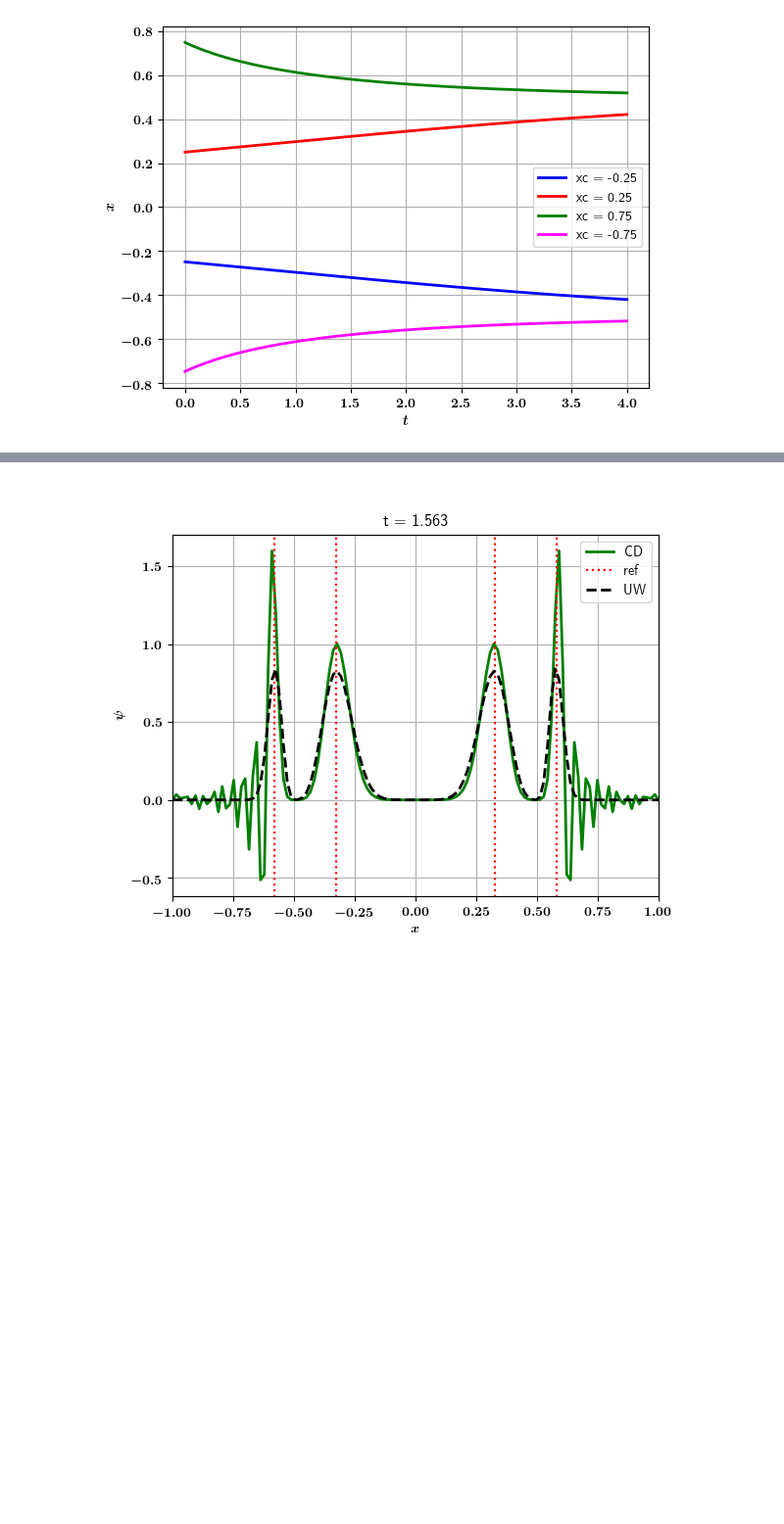
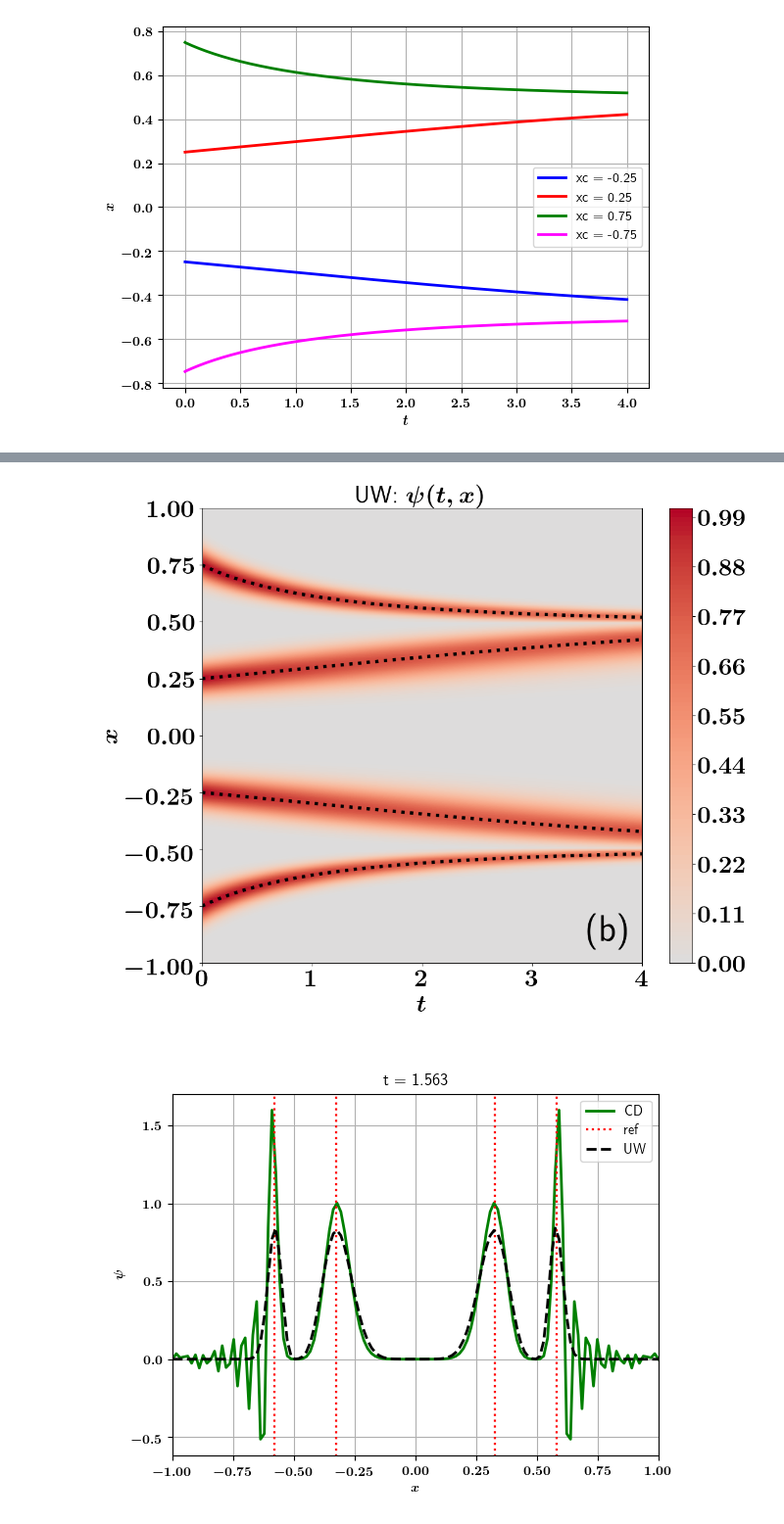
Before and after one commit to QuCF/scripts-py, a Jupyter notebook: jupyter-notebooks/NL/KvN-two-attractors.ipynb, the cells around one changed output, grey strips where cells are left out. Shown at 98% size. Drawn from its saved outputs; the diff is of its cells as text; code cells hidden in the pictures; blank space fills up the shorter version.

```diff
--- a/jupyter-notebooks/NL/KvN-two-attractors.ipynb
+++ b/jupyter-notebooks/NL/KvN-two-attractors.ipynb
@@ -285,3 +238,59 @@ else:
+# %%
+# ---------------------------------------------------------------------------------------------------
+# --- Plot psi_tx_matrix(t,x) ---
+# ---------------------------------------------------------------------------------------------------
+
+from matplotlib import colors
+# divnorm=colors.TwoSlopeNorm(vmin=-5., vcenter=0., vmax=10)
+divnorm=colors.TwoSlopeNorm(vcenter=0.)
+
+cmap_two_signs_= 'coolwarm'
+
+if flag_sim_:
+    # psi_tx_plot, mean_t_plot, str_title, str_fig = psi_tx_matrix_CD, mean_t_CD, "CD: ", "(a)"
+    psi_tx_plot, mean_t_plot, str_title, str_fig = psi_tx_matrix_UW, mean_t_UW, "UW: ", "(b)"
+
+    fontsize = 30
+    linewidth = 4
+
+    # --- Plotting ---
+    XX, YY = np.meshgrid(t, x)
+    fig_tx = plt.figure(figsize=(12, 10))
+    ax = fig_tx.add_subplot(111)
+    cs = ax.contourf(XX, YY, np.transpose(psi_tx_plot.real), levels=100, cmap=cmap_two_signs_, norm=divnorm)
+
+    # cb = fig_tx.colorbar(cs, ax = ax, format=ticker.FuncFormatter(fmt_))
+    cb = fig_tx.colorbar(cs, ax = ax)
+    cb.ax.ticklabel_format(style="scientific")
+    cb.ax.tick_params(labelsize=fontsize)
+
+    # ax.plot(t, mean_t_plot, color='black', linewidth = linewidth, linestyle=':', label="mean")
+
+    ax.plot(t, sol_refs[0], color='black', linewidth = linewidth, linestyle=':', label="ref")
+    for i_ref in range(1,len(sol_refs)):
+        ax.plot(t, sol_refs[i_ref], color='black', linewidth = linewidth, linestyle=':')
+
+    # t_point = 1.563
+    # ax.axvline(
+    #     t_point,
+    #     ymin = ax.get_ylim()[0], ymax = ax.get_ylim()[1]*2,
+    #     color = "black", linewidth = linewidth, linestyle = ":"
+    # )
+
+    # ax.legend()
+    ax.set_xlabel('$t$', fontsize = fontsize)
+    ax.set_ylabel('$x$', fontsize = fontsize)
+    ax.set_title(str_title + '$\psi(t,x)$', fontsize = fontsize)
+    ax.set_xlim(0, t_max)
+    ax.set_ylim(-x_max, x_max)
+    ax.tick_params(axis='both', which='major', labelsize=fontsize)
+    ax.text(3.5, -0.9, str_fig, fontsize=1.5*fontsize)
+
+    del fontsize, fig_tx
+else:
+    print("Simulations are blocked.")
+# %% [output]
+[figure, added]
 # %%
 # ---------------------------------------------------------------------------------------------------
 # --- Plot psi(x) at different t ---
```
Also changed, not shown: parts of 4 cells of this notebook, 3 other files.
